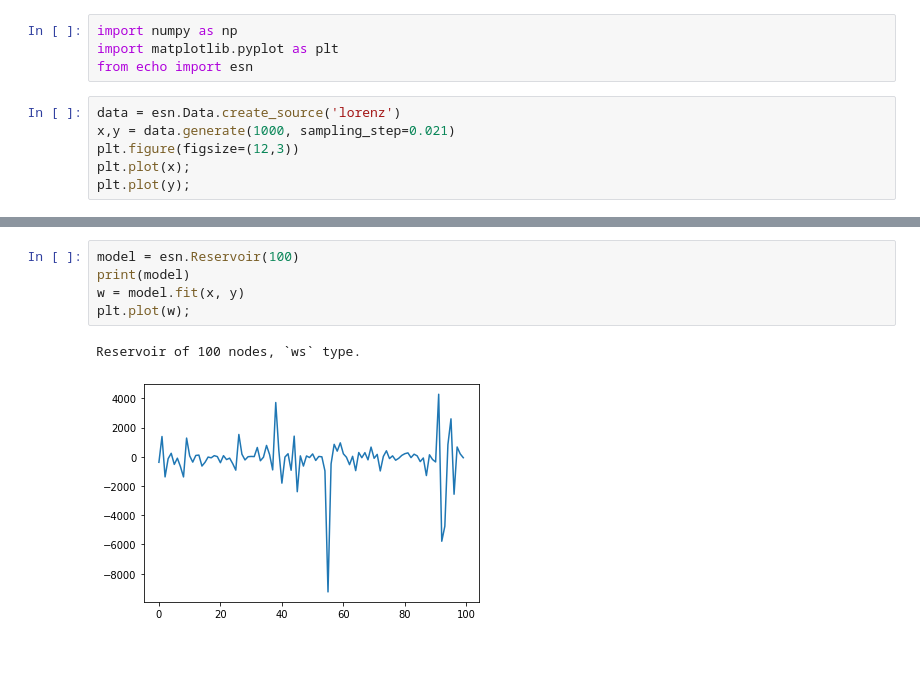
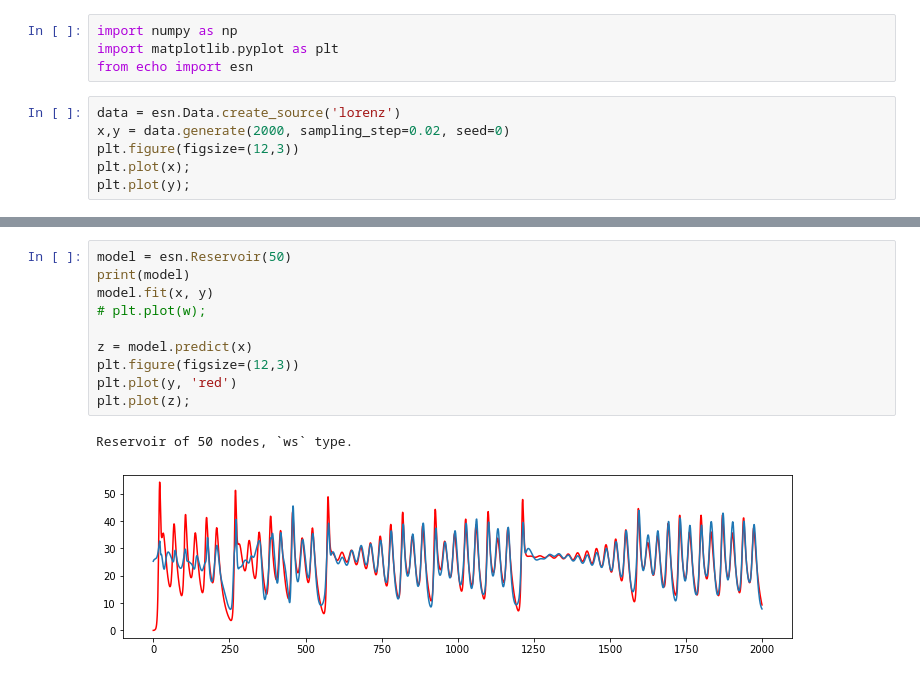
Before and after one commit to khakhalin/echo-networks, a Jupyter notebook: notebooks/experiment_simple.ipynb, the cells around one changed output, grey strips where cells are left out. Saved outputs shown, nothing was run; the diff lists cells and outputs as text.

```diff
--- a/notebooks/experiment_simple.ipynb
+++ b/notebooks/experiment_simple.ipynb
@@ -6,7 +6,7 @@ import matplotlib.pyplot as plt
 from echo import esn
 # %%
 data = esn.Data.create_source('lorenz')
-x,y = data.generate(1000, sampling_step=0.021)
+x,y = data.generate(2000, sampling_step=0.02, seed=0)
 plt.figure(figsize=(12,3))
 plt.plot(x);
 plt.plot(y);
@@ -21,8 +21,13 @@ Y: mean=25.09, std=8.15
 # %%
-model = esn.Reservoir(100)
+model = esn.Reservoir(50)
 print(model)
-w = model.fit(x, y)
-plt.plot(w);
+model.fit(x, y)
+# plt.plot(w);
+
+z = model.predict(x)
+plt.figure(figsize=(12,3))
+plt.plot(y, 'red')
+plt.plot(z);
 # %% [output]
-Reservoir of 100 nodes, `ws` type.
+Reservoir of 50 nodes, `ws` type.
-[figure, old version]
+[figure, new version]
```
Also changed, not shown: parts of 3 cells of this notebook, 3 other files.
